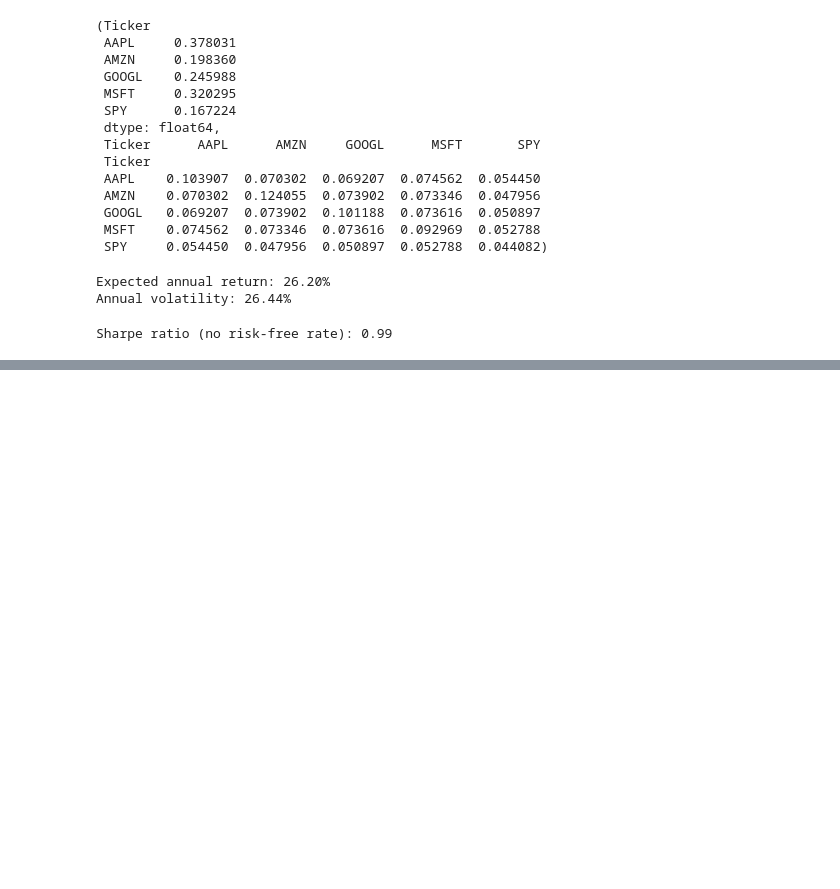
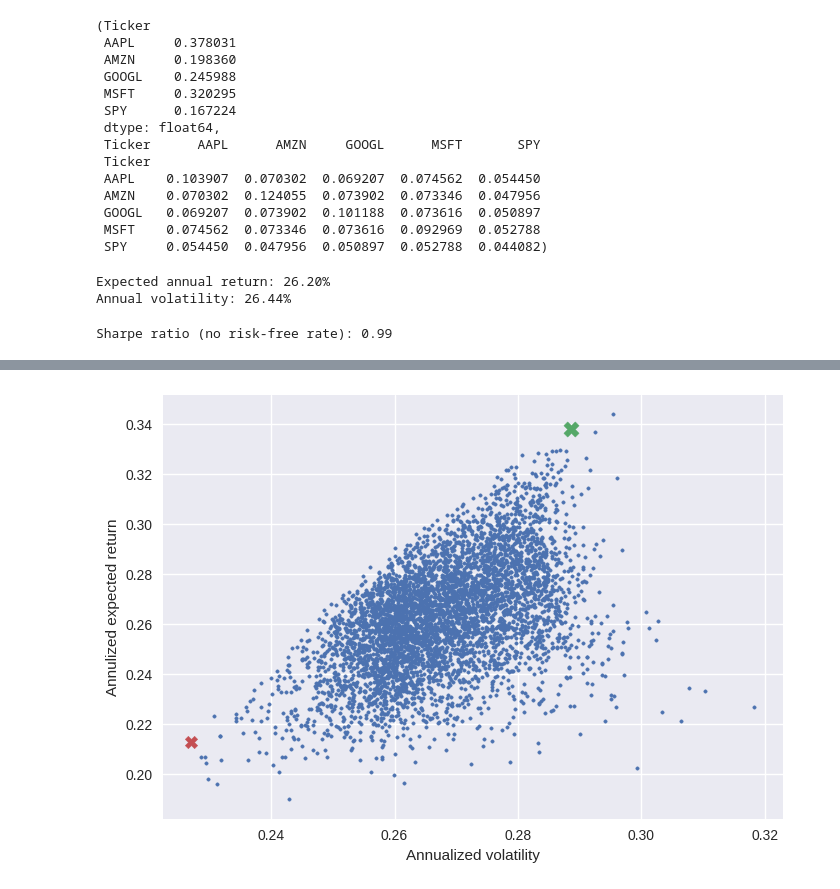
Before and after one commit to eyet7/Markowitz-portfolio-optimization, a Jupyter notebook: notebooks/01_markowitz.ipynb, the cells around one changed output, grey strips where cells are left out. Drawn from its saved outputs; the diff is of its cells as text; code cells hidden in the pictures; blank space fills up the shorter version.

```diff
--- a/notebooks/01_markowitz.ipynb
+++ b/notebooks/01_markowitz.ipynb
@@ -142,0 +202,15 @@ best_point, minvol_point
+# %%
+# Plot
+
+plt.figure()
+plt.scatter(port_vols, port_returns, s=6)
+plt.xlabel("Annualized volatility")
+plt.ylabel("Annulized expected return")
+
+# Highlight max Sharpe and min vol portfolios
+plt.scatter([best_point[0]], [best_point[1]], s=120, marker="X", label="Max Sharpe (random)")
+plt.scatter([minvol_point[0]], [minvol_point[1]], s=80, marker="X", label = "Min vol (random)")
+
+plt.show()
+# %% [output]
+[figure, added]
```
Also changed, not shown: parts of 4 cells of this notebook.
